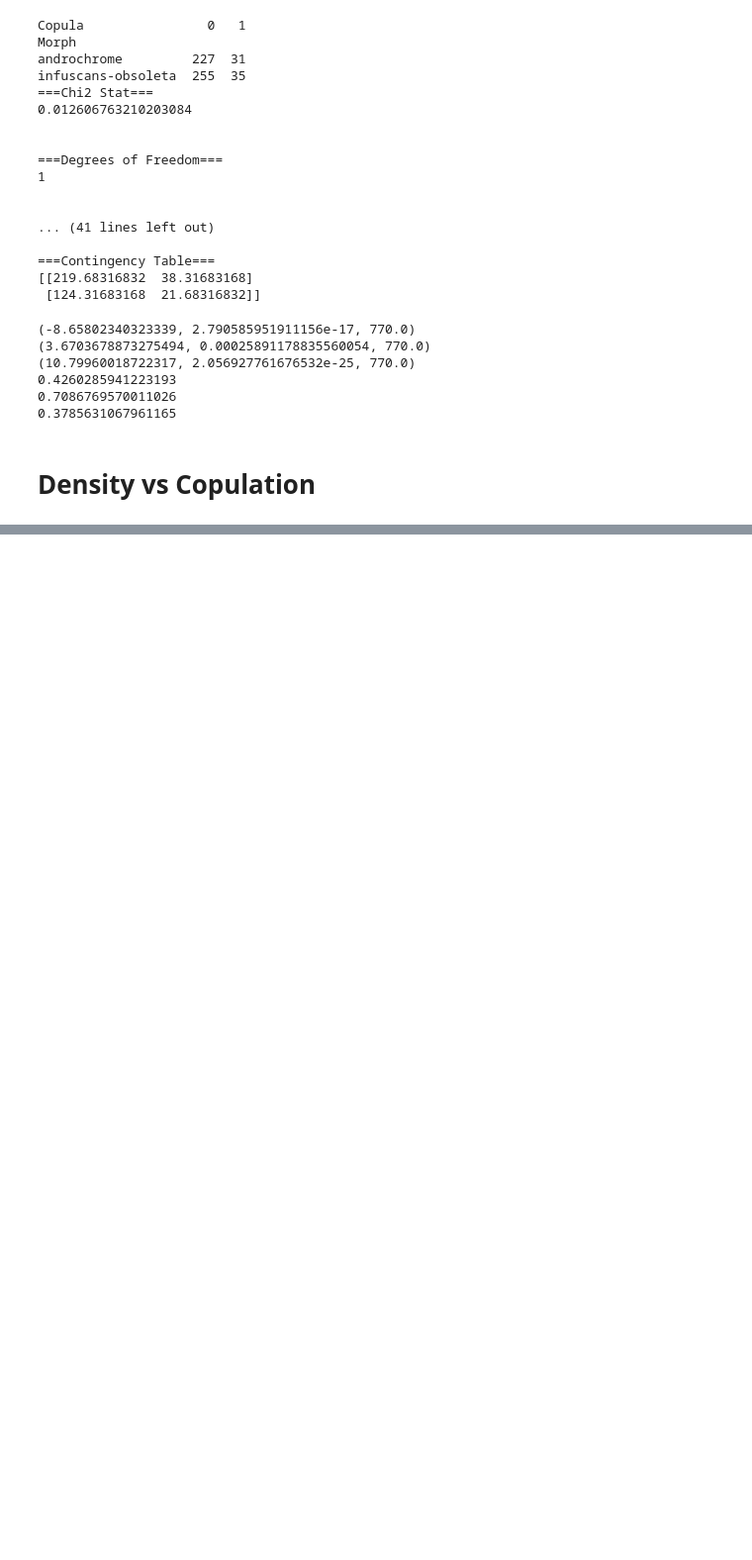
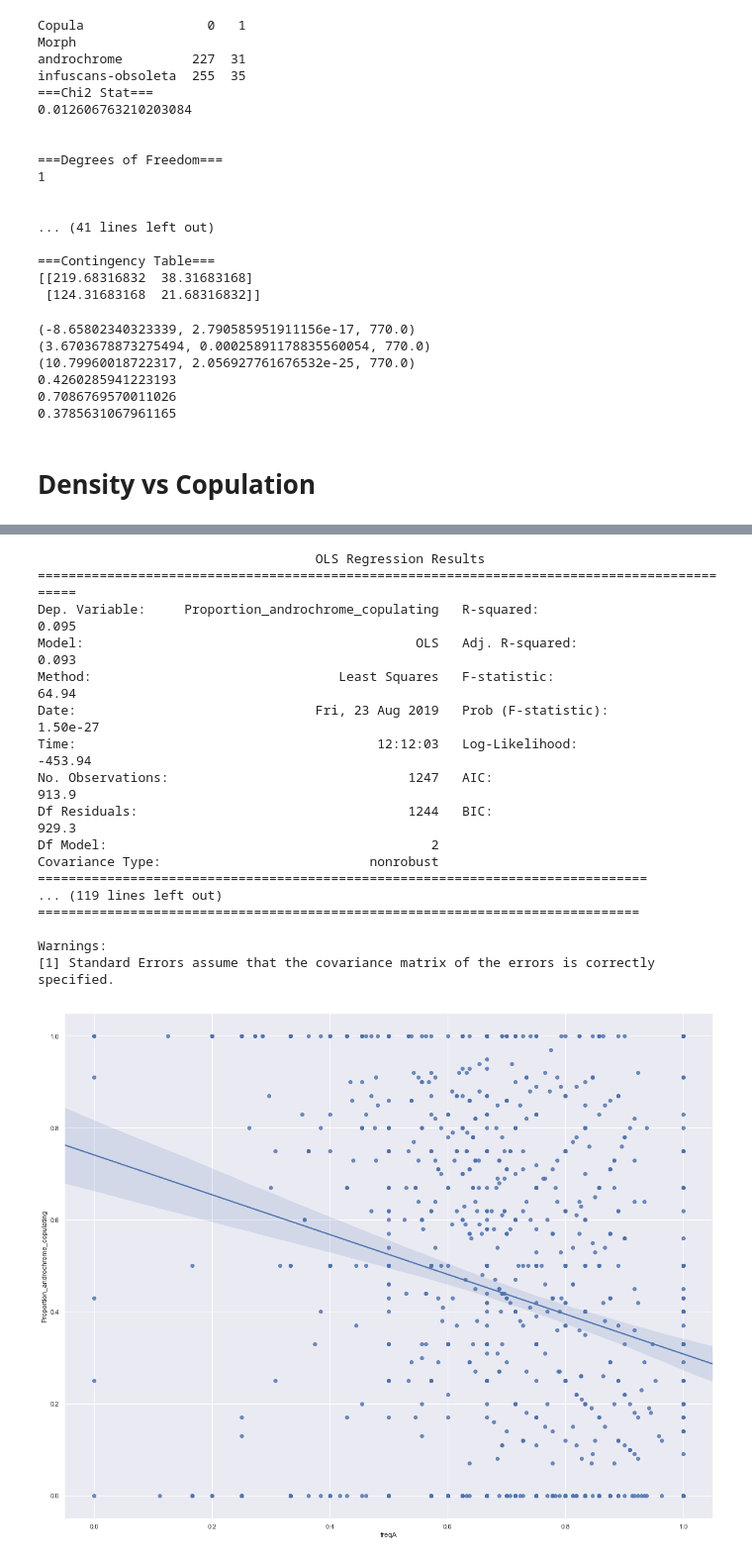
Before and after one commit to ldjonge/Thesis, a Jupyter notebook: scripts/dataAnalysis.ipynb, the cells around one changed output, grey strips where cells are left out. Shown at 99% size. Cells and saved outputs as stored; diff of their text form; code cells hidden in the pictures; blank space fills up the shorter version.

```diff
--- a/scripts/dataAnalysis.ipynb
+++ b/scripts/dataAnalysis.ipynb
@@ -746,3 +778,33 @@ Covariance Type:                                  nonrobust
 Warnings:
 [1] Standard Errors assume that the covariance matrix of the errors is correctly specified.
 [figure]
+# %%
+bestOlsModels("Proportion_androchrome_copulating")
+fig, axarr = plt.subplots(1,1, figsize=(20,16))
+plot1 = sns.regplot(x="freqA", y="Proportion_androchrome_copulating", data=dens, ax=axarr)
+fig.show()
+fig, axarr = plt.subplots(1,1, figsize=(20,16))
+plot1 = sns.regplot(x="freqI", y="Proportion_androchrome_copulating", data=dens, ax=axarr)
+fig.show()
+fig, axarr = plt.subplots(1,1, figsize=(20,16))
+plot1 = sns.regplot(x="freqO", y="Proportion_androchrome_copulating", data=dens, ax=axarr)
+fig.show()
+# %% [output]
+                                    OLS Regression Results
+=============================================================================================
+Dep. Variable:     Proportion_androchrome_copulating   R-squared:                       0.095
+Model:                                           OLS   Adj. R-squared:                  0.093
+Method:                                Least Squares   F-statistic:                     64.94
+Date:                               Fri, 23 Aug 2019   Prob (F-statistic):           1.50e-27
+Time:                                       12:12:03   Log-Likelihood:                -453.94
+No. Observations:                               1247   AIC:                             913.9
+Df Residuals:                                   1244   BIC:                             929.3
+Df Model:                                          2
+Covariance Type:                           nonrobust
+===============================================================================
+... (119 lines left out)
+==============================================================================
+
+Warnings:
+[1] Standard Errors assume that the covariance matrix of the errors is correctly specified.
+[figure, added]
```
Also changed, not shown: parts of 34 cells of this notebook, 1 other file.
